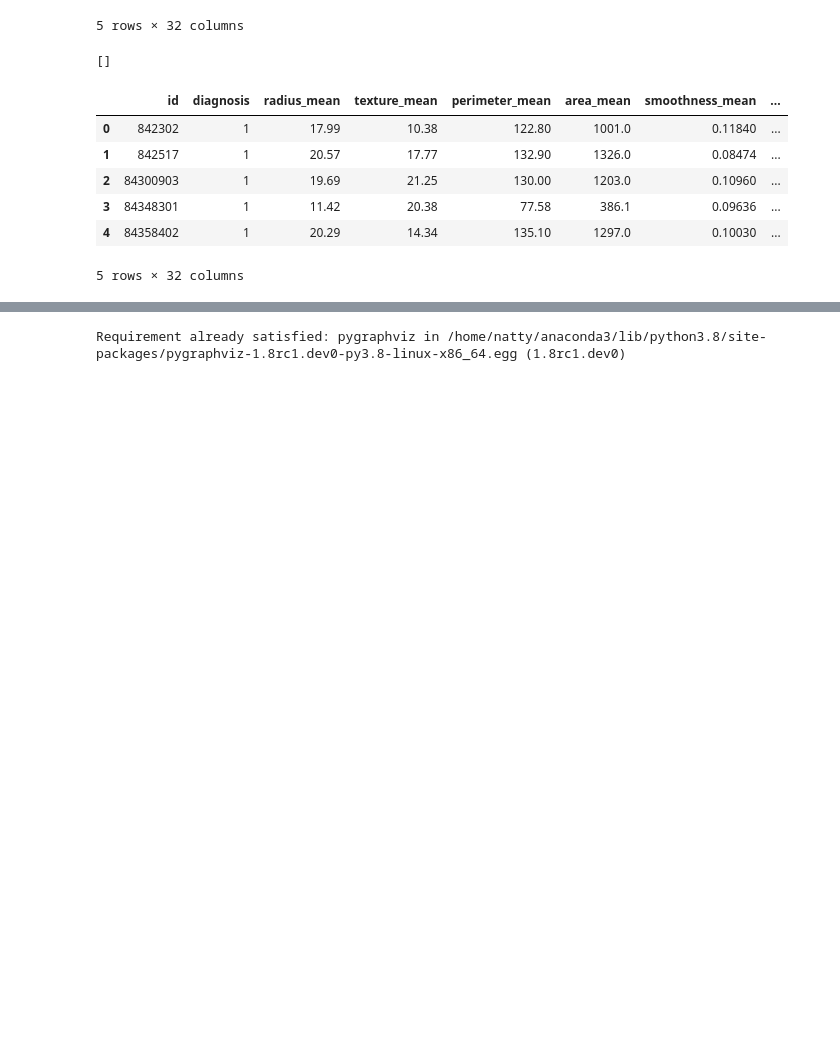
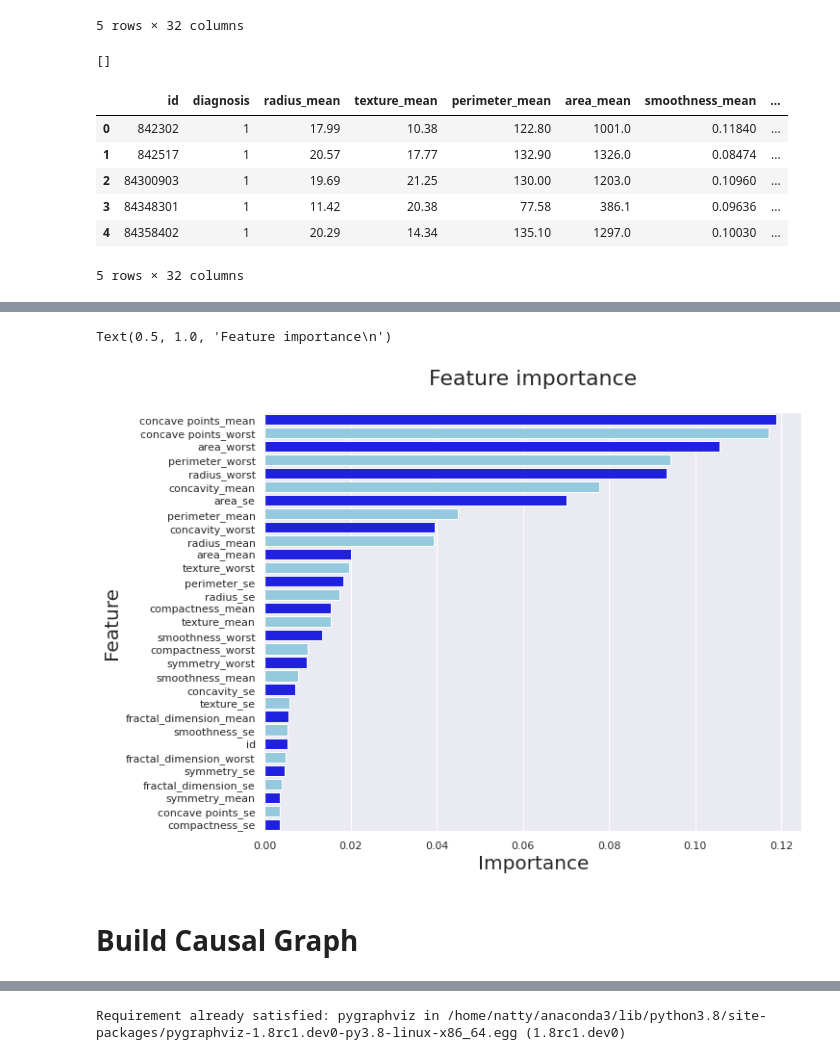
Before and after one commit to Natty-star/Breast-Cancer-Wisconsin, a Jupyter notebook: notebook/dataExploration .ipynb, the cells around one changed output, grey strips where cells are left out. Saved outputs shown, nothing was run; the diff lists cells and outputs as text; code cells hidden in the pictures; blank space fills up the shorter version.

```diff
--- a/notebook/dataExploration .ipynb
+++ b/notebook/dataExploration .ipynb
@@ -283,0 +293,9 @@ struct_data.head(5)
+# %%
+# scaling
+scaler = StandardScaler()
+X_scaled = scaler.fit_transform(X)
+# %%
+# spliting the data into train and test set
+X_train, X_test, y_train, y_test = train_test_split(
+    X_scaled, y, stratify=y, test_size=0.2, random_state=42
+)
@@ -283,0 +328,16 @@ struct_data.head(5)
+# %%
+# get importance
+importances = classifier.feature_importances_
+labels = X.columns
+feature_df = pd.DataFrame(list(zip(labels, importances)), columns=["feature", "importance"])
+feature_df = feature_df.sort_values(by='importance', ascending=False, )
+plt.figure(figsize=(10, 8))
+ax = sns.barplot(x="importance", y="feature", data=feature_df,palette=["blue", "skyblue"])
+ax.set_xlabel('Importance', fontsize=20)
+ax.set_ylabel('Feature', fontsize=20)  # ylabel
+ax.set_title('Feature importance\n', fontsize=22)
+# %% [output]
+Text(0.5, 1.0, 'Feature importance\n')
+[figure, added]
+# %% [markdown]
+# Build Causal Graph
```
Also changed, not shown: parts of 28 cells of this notebook.
